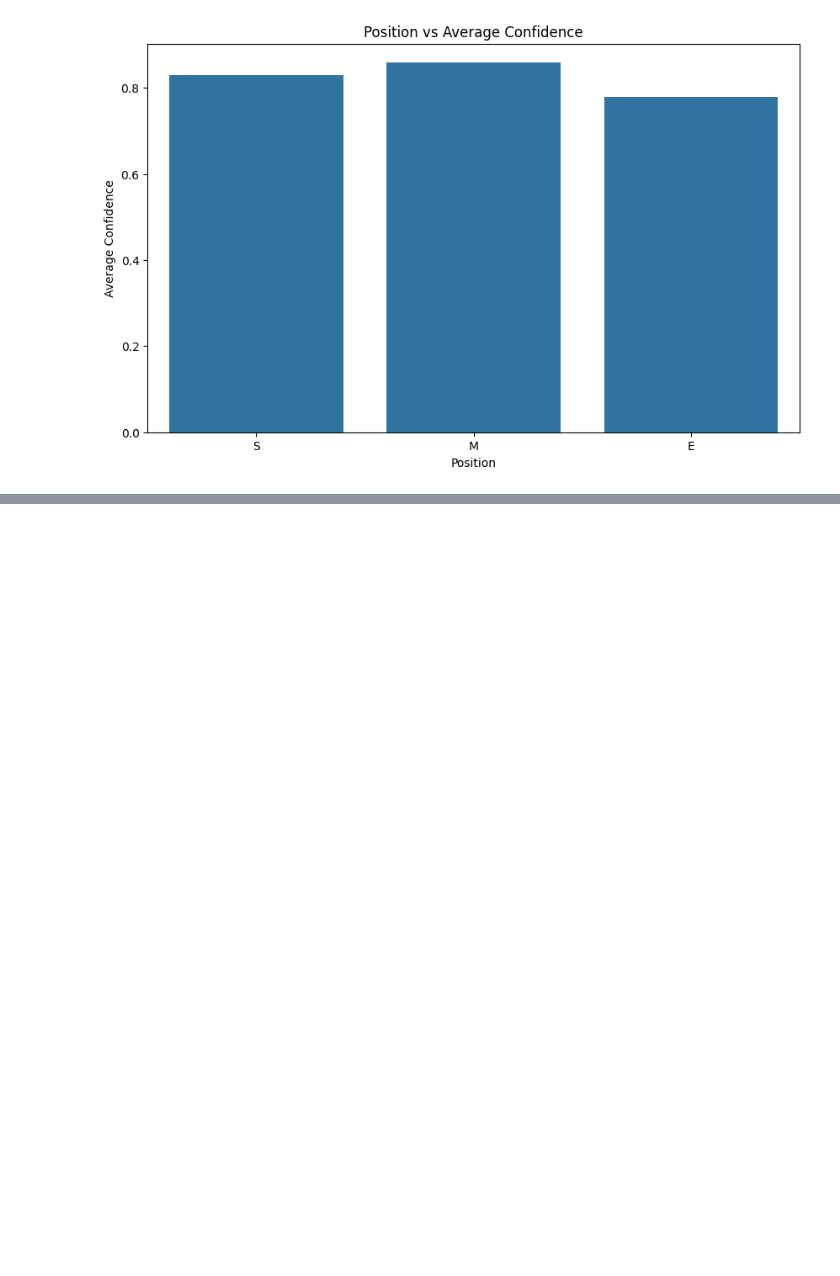
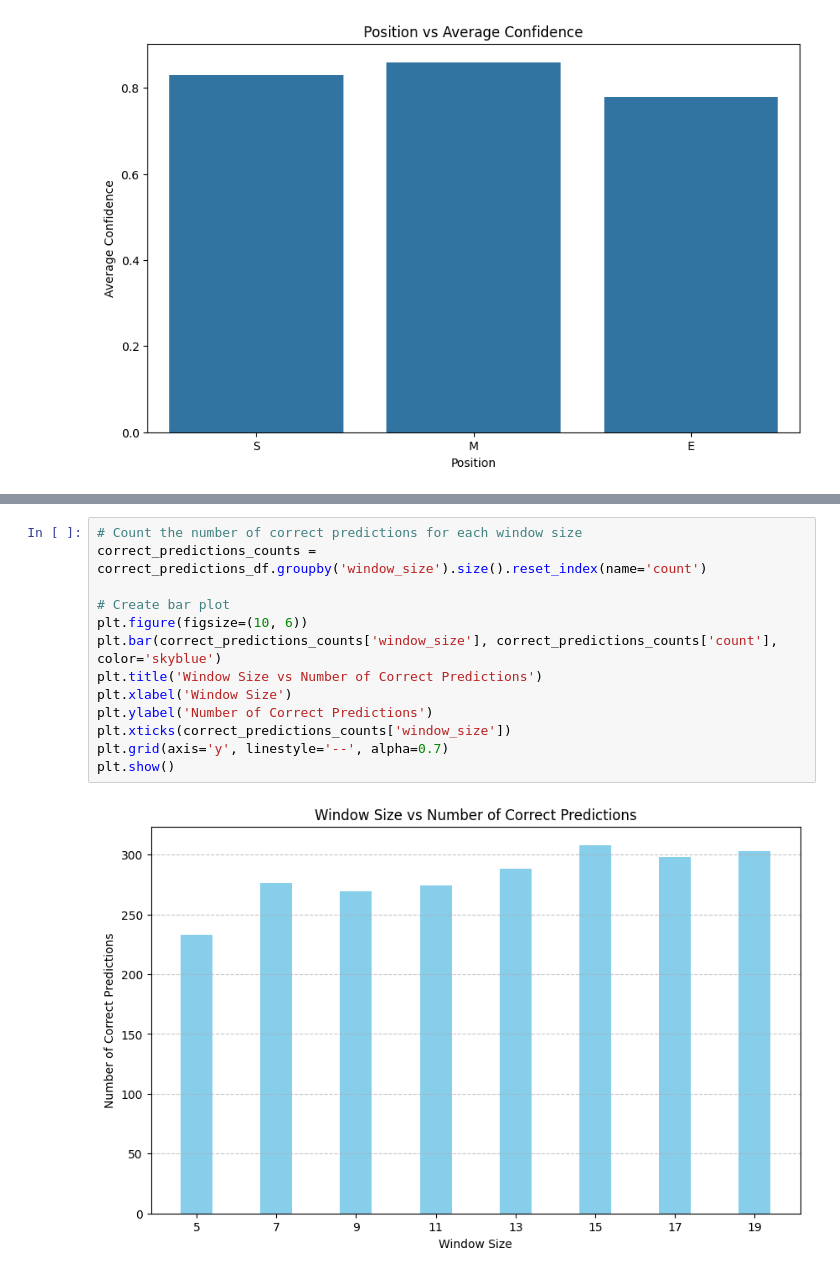
Before and after one commit to sim1029/frame-bandits, a Jupyter notebook: visualizations.ipynb, the cells around one changed output, grey strips where cells are left out. Saved outputs shown, nothing was run; the diff lists cells and outputs as text; blank space fills up the shorter version.

```diff
--- a/visualizations.ipynb
+++ b/visualizations.ipynb
@@ -58,0 +83,15 @@ plt.show()
+# %%
+# Count the number of correct predictions for each window size
+correct_predictions_counts = correct_predictions_df.groupby('window_size').size().reset_index(name='count')
+
+# Create bar plot
+plt.figure(figsize=(10, 6))
+plt.bar(correct_predictions_counts['window_size'], correct_predictions_counts['count'], color='skyblue')
+plt.title('Window Size vs Number of Correct Predictions')
+plt.xlabel('Window Size')
+plt.ylabel('Number of Correct Predictions')
+plt.xticks(correct_predictions_counts['window_size'])
+plt.grid(axis='y', linestyle='--', alpha=0.7)
+plt.show()
+# %% [output]
+[figure, added]
```
Also changed, not shown: parts of 3 cells of this notebook.
